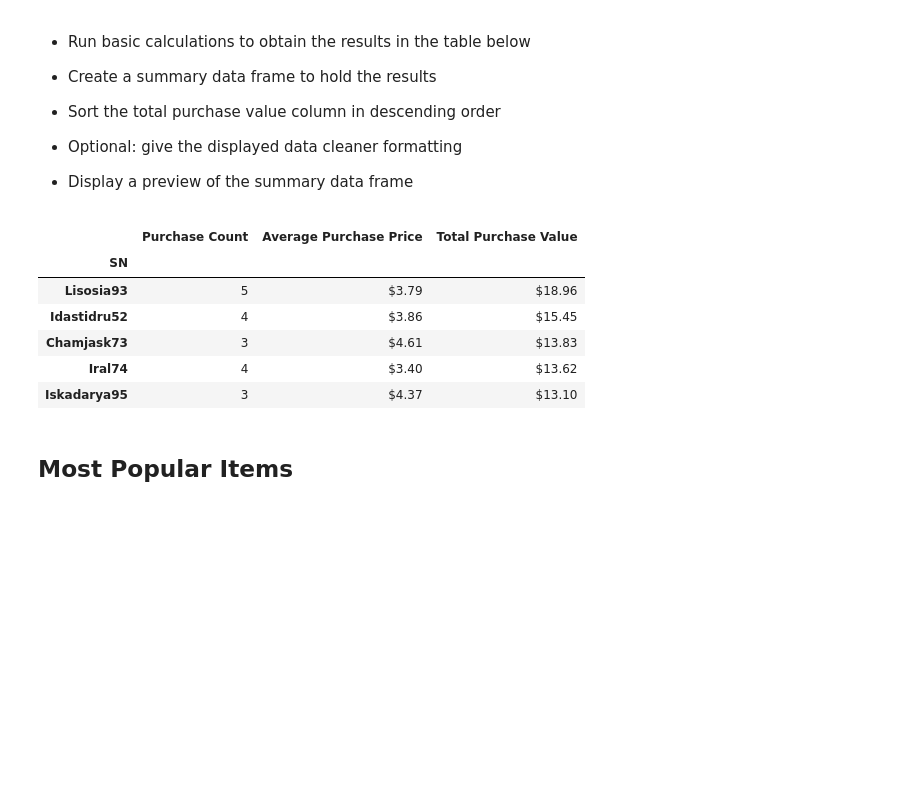
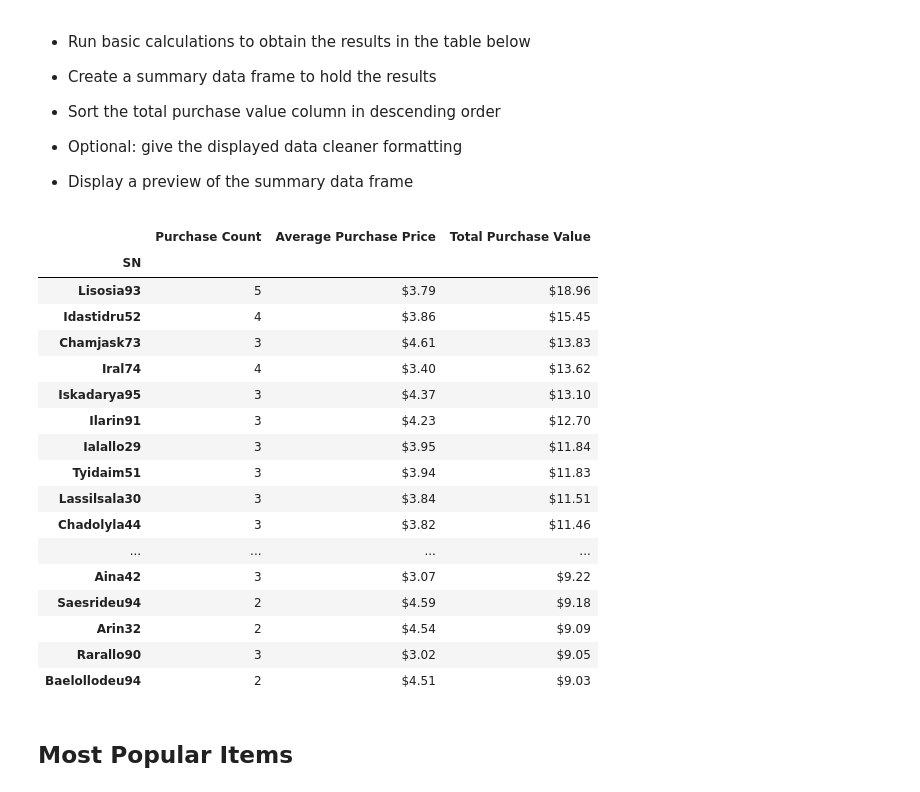
Before and after one commit to Oscar-Geare/pandas-challenge, a Jupyter notebook: HeroesOfPymoli/HeroesOfPymoli_starter.ipynb, the cells around one changed output. Cells and saved outputs as stored; diff of their text form; code cells hidden in the pictures; blank space fills up the shorter version.

```diff
--- a/HeroesOfPymoli/HeroesOfPymoli_starter.ipynb
+++ b/HeroesOfPymoli/HeroesOfPymoli_starter.ipynb
@@ -234,24 +234,35 @@ purAnAge_df.head(10)
 # %%
 # I really hate groupbys and indexes but I think I'm getting a hang of it now
 # Had to build out the same analysis as previous however needed to remove index in order to sort by Total Purchase Value
 topSpenders_grp = purchase_data.groupby('SN')
 topSpenders_df = pd.DataFrame(topSpenders_grp['Purchase ID'].count())
 topSpenders_df.rename(columns={"Purchase ID":"Purchase Count"},inplace=True)
 topSpenders_df['Average Purchase Price'] = topSpenders_grp['Price'].mean().map('${:,.2f}'.format)
 topSpenders_df['Total Purchase Value'] = topSpenders_grp['Price'].sum()
 
 # Reset index in order to sort, then reset index
 topSpenders_df = topSpenders_df.reset_index().sort_values(['Total Purchase Value'], ascending=False).set_index('SN')
 topSpenders_df['Total Purchase Value'] = topSpenders_df['Total Purchase Value'].map('${:,.2f}'.format)
-topSpenders_df.head()
+topSpenders_df.head(25)
 # %% [output]
 |  | Purchase Count | Average Purchase Price | Total Purchase Value |
 | SN |  |  |  |
 | Lisosia93 | 5 | $3.79 | $18.96 |
 | Idastidru52 | 4 | $3.86 | $15.45 |
 | Chamjask73 | 3 | $4.61 | $13.83 |
 | Iral74 | 4 | $3.40 | $13.62 |
 | Iskadarya95 | 3 | $4.37 | $13.10 |
+| Ilarin91 | 3 | $4.23 | $12.70 |
+| Ialallo29 | 3 | $3.95 | $11.84 |
+| Tyidaim51 | 3 | $3.94 | $11.83 |
+| Lassilsala30 | 3 | $3.84 | $11.51 |
+| Chadolyla44 | 3 | $3.82 | $11.46 |
+| ... | ... | ... | ... |
+| Aina42 | 3 | $3.07 | $9.22 |
+| Saesrideu94 | 2 | $4.59 | $9.18 |
+| Arin32 | 2 | $4.54 | $9.09 |
+| Rarallo90 | 3 | $3.02 | $9.05 |
+| Baelollodeu94 | 2 | $4.51 | $9.03 |
 # %% [markdown]
 ## Most Popular Items
 # %% [markdown]
```
Also changed, not shown: parts of 3 cells of this notebook.
